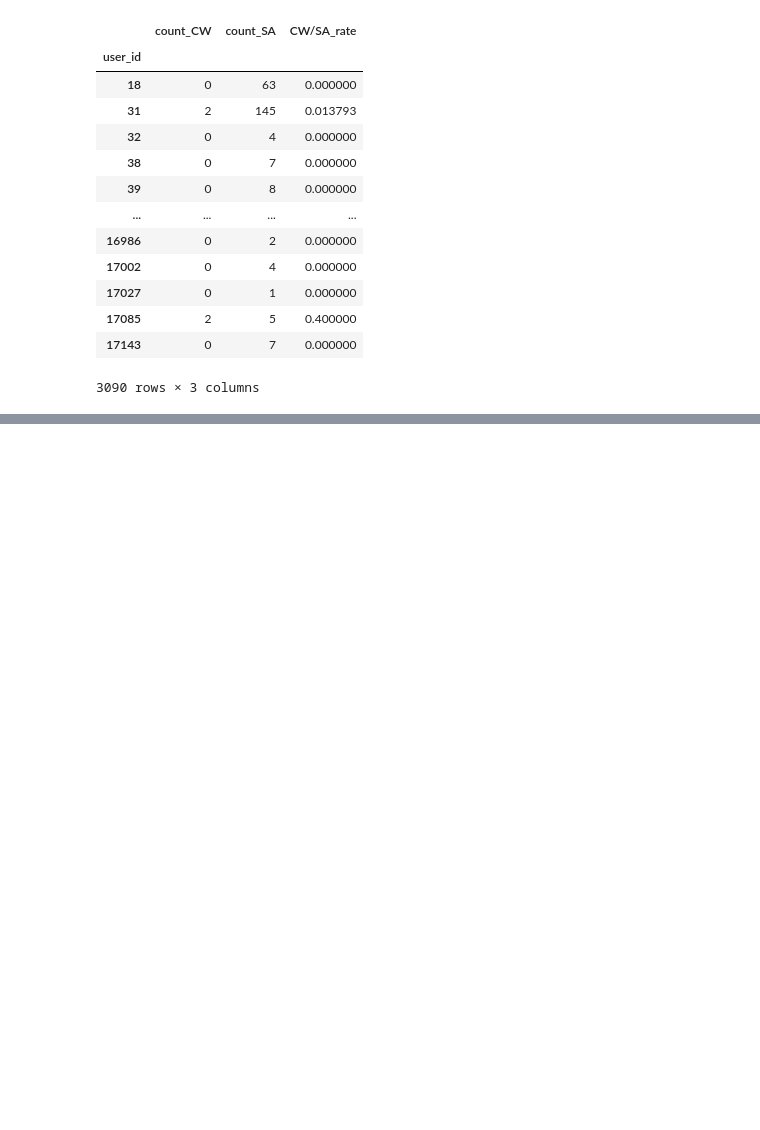
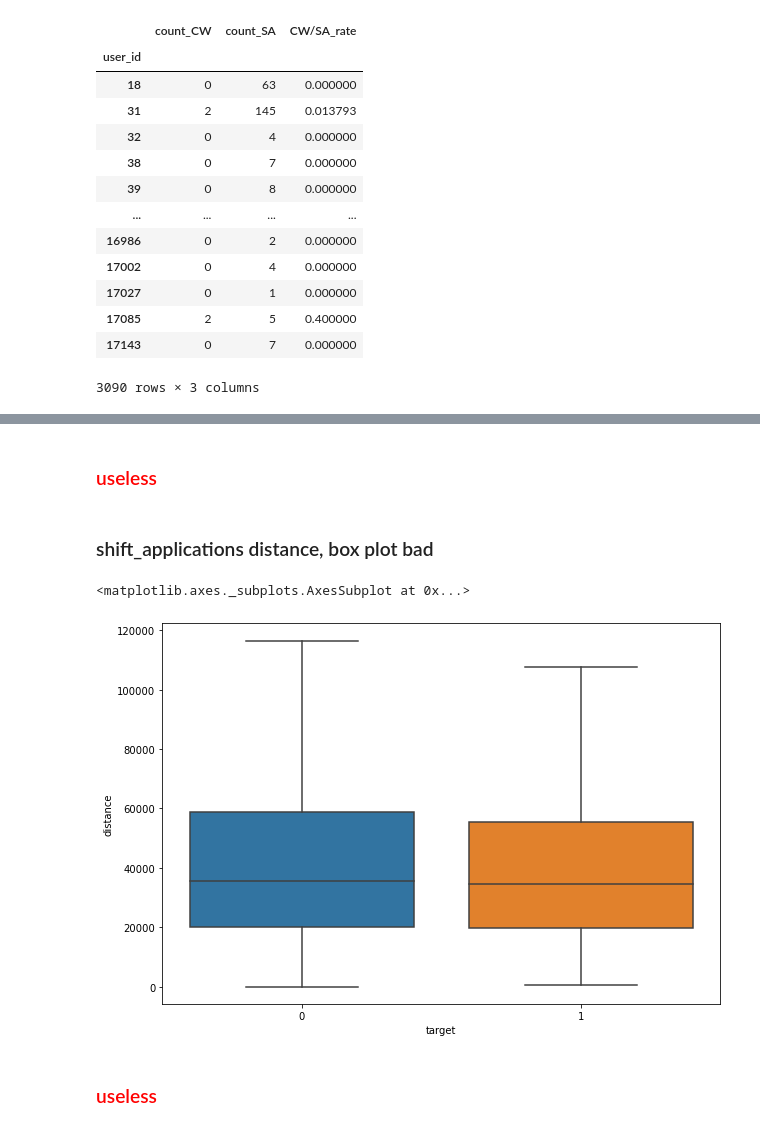
Before and after one commit to fufufu-hub/nursedash, a Jupyter notebook: nursedash.ipynb, the cells around one changed output, grey strips where cells are left out. Drawn from its saved outputs; the diff is of its cells as text; code cells hidden in the pictures; blank space fills up the shorter version.

```diff
--- a/nursedash.ipynb
+++ b/nursedash.ipynb
@@ -301,0 +304,13 @@ user_info['CW/SA_rate'].plot.hist(bins=20, alpha=0.7)
+# %% [markdown]
+### <font color = red> useless
+# %% [markdown]
+### shift_applications distance, box plot bad
+# %%
+size = (10, 7)
+fig, ax = pyplot.subplots(figsize=size)
+sns.boxplot(data = df,x = "target", y = "distance",showfliers=False)
+# %% [output]
+<matplotlib.axes._subplots.AxesSubplot at 0x...>
+[figure, added]
+# %% [markdown]
+### <font color = red> useless
```
Also changed, not shown: parts of 52 cells of this notebook.
